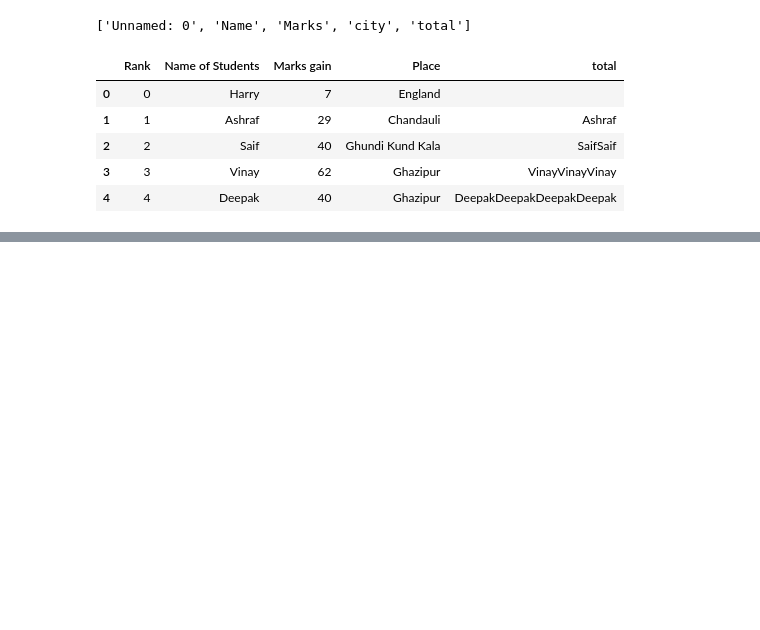
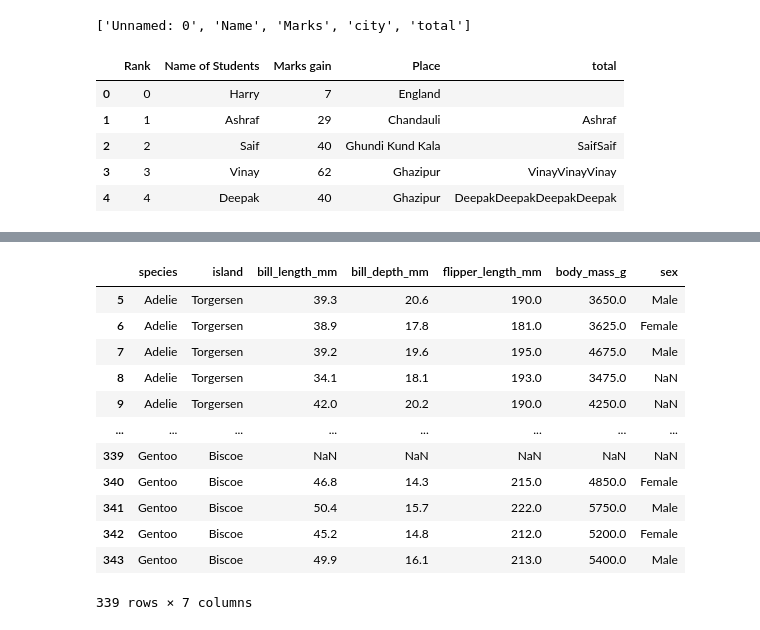
Before and after one commit to Amjadali168/2023-SEP--PY-DS, a Jupyter notebook: data analysis/pandas.ipynb, the cells around one changed output, grey strips where cells are left out. Cells and saved outputs as stored; diff of their text form; code cells hidden in the pictures; blank space fills up the shorter version.

```diff
--- a/data analysis/pandas.ipynb
+++ b/data analysis/pandas.ipynb
@@ -277,0 +353,16 @@ data
+# %%
+penguins.drop(index=[0,1,2,3,4])  # drop multiple row
+# %% [output]
+|  | species | island | bill_length_mm | bill_depth_mm | flipper_length_mm | body_mass_g | sex |
+| 5 | Adelie | Torgersen | 39.3 | 20.6 | 190.0 | 3650.0 | Male |
+| 6 | Adelie | Torgersen | 38.9 | 17.8 | 181.0 | 3625.0 | Female |
+| 7 | Adelie | Torgersen | 39.2 | 19.6 | 195.0 | 4675.0 | Male |
+| 8 | Adelie | Torgersen | 34.1 | 18.1 | 193.0 | 3475.0 | NaN |
+| 9 | Adelie | Torgersen | 42.0 | 20.2 | 190.0 | 4250.0 | NaN |
+| ... | ... | ... | ... | ... | ... | ... | ... |
+| 339 | Gentoo | Biscoe | NaN | NaN | NaN | NaN | NaN |
+| 340 | Gentoo | Biscoe | 46.8 | 14.3 | 215.0 | 4850.0 | Female |
+| 341 | Gentoo | Biscoe | 50.4 | 15.7 | 222.0 | 5750.0 | Male |
+| 342 | Gentoo | Biscoe | 45.2 | 14.8 | 212.0 | 5200.0 | Female |
+| 343 | Gentoo | Biscoe | 49.9 | 16.1 | 213.0 | 5400.0 | Male |
+339 rows × 7 columns
```
Also changed, not shown: parts of 29 cells of this notebook, 1 other file.
